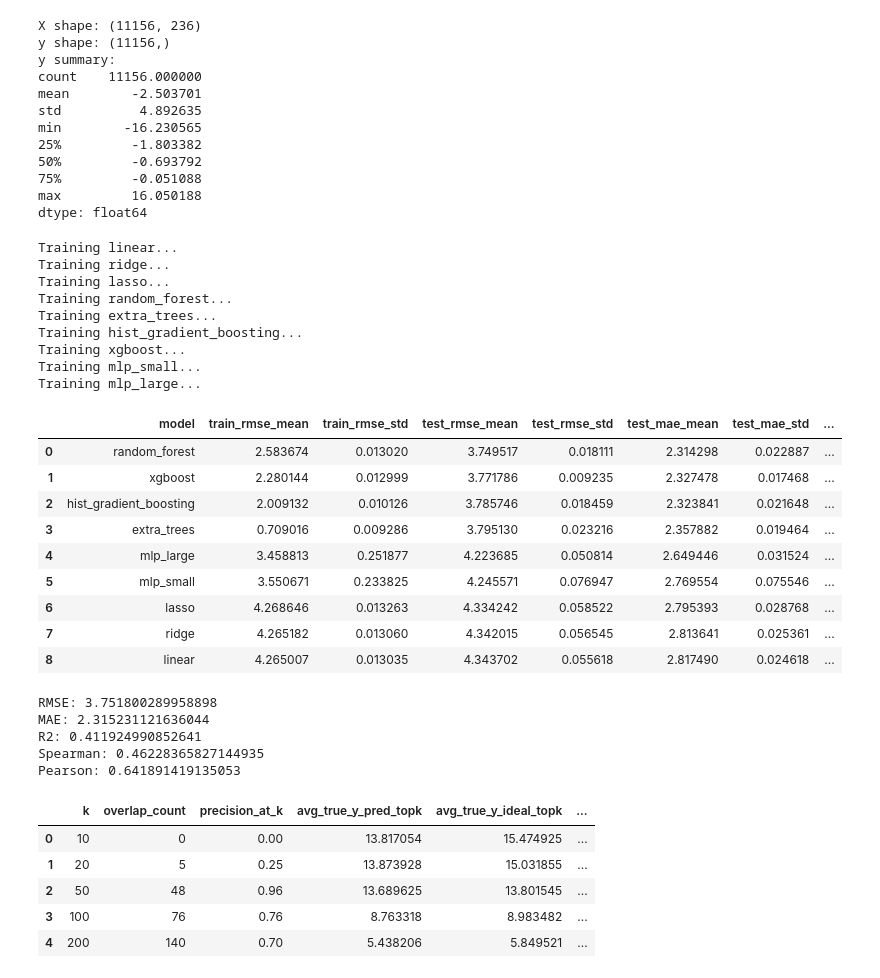
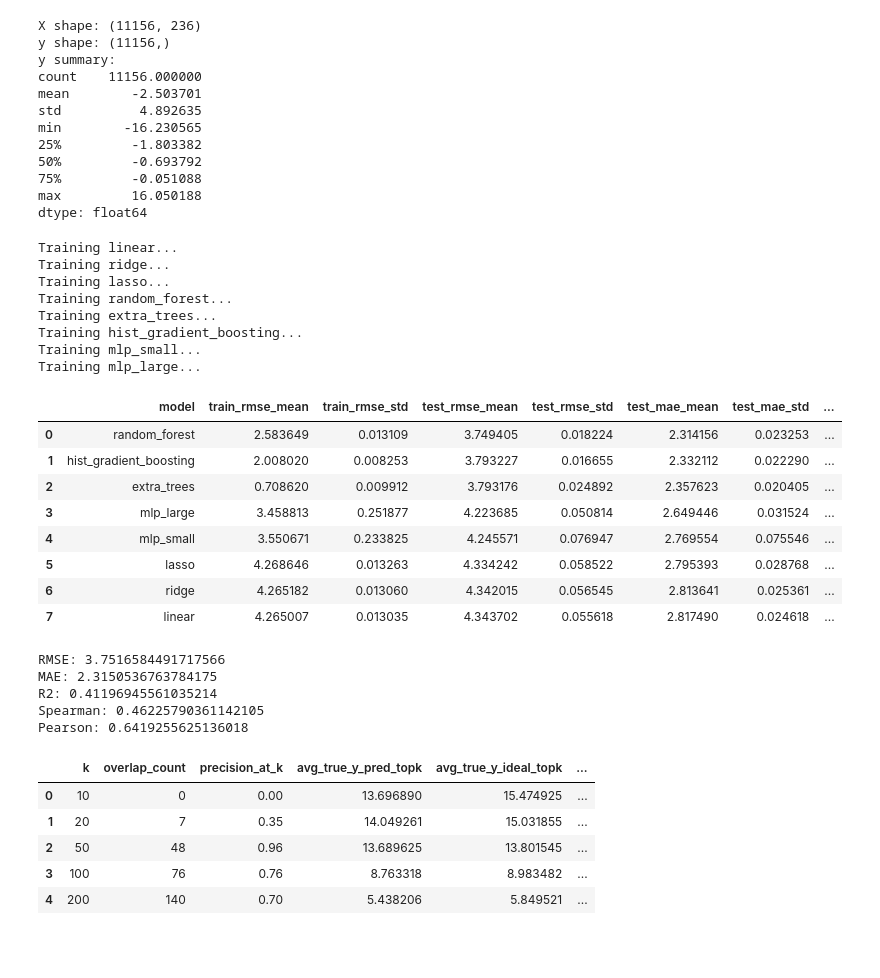
Before and after one commit to Erdos-Projects/summer26-viral-slang, a Jupyter notebook: src/data/viral_slang_n_.ipynb, the cells around one changed output. Saved outputs shown, nothing was run; the diff lists cells and outputs as text; code cells hidden in the pictures; blank space fills up the shorter version.

```diff
--- a/src/data/viral_slang_n_.ipynb
+++ b/src/data/viral_slang_n_.ipynb
@@ -47,7 +48,8 @@ pd.set_option("display.max_rows", 100)
 # find the raw json files
 
 # path I use locally
-json_dir = Path("../../raw_new")
+# NOTE TO SELF (JAMESON): changed to fit my local file
+json_dir = Path("../../Data/raw")
 
 # fallback when running in this notebook environment
 if not json_dir.exists():
@@ -739,18 +743,19 @@ models = {
         random_state=42
     ),
 
-    "xgboost": XGBRegressor(
-        objective="reg:squarederror",
-        n_estimators=600,
-        max_depth=5,
-        learning_rate=0.03,
-        subsample=0.8,
-        colsample_bytree=0.8,
-        reg_lambda=1.0,
-        reg_alpha=0.0,
-        random_state=42,
-        n_jobs=-1
-    ),
+# JAMESON: I commented this out because I didn't have xgboost downloaded.
+#    "xgboost": XGBRegressor(
+#        objective="reg:squarederror",
+#        n_estimators=600,
+#        max_depth=5,
+#        learning_rate=0.03,
+#        subsample=0.8,
+#        colsample_bytree=0.8,
+#        reg_lambda=1.0,
+#        reg_alpha=0.0,
+#        random_state=42,
+#        n_jobs=-1
+#    ),
 
     "mlp_small": make_pipeline(
         StandardScaler(),
@@ -832,43 +837,41 @@ for name, model in models.items():
         "test_r2_mean": scores["test_r2"].mean(),
         "test_r2_std": scores["test_r2"].std(),
 
         "test_explained_variance_mean": scores["test_explained_variance"].mean(),
         "test_explained_variance_std": scores["test_explained_variance"].std(),
 
         "test_spearman_mean": scores["test_spearman"].mean(),
         "test_spearman_std": scores["test_spearman"].std(),
 
         "test_pearson_mean": scores["test_pearson"].mean(),
         "test_pearson_std": scores["test_pearson"].std(),
     })
 
 cv_results = (
     pd.DataFrame(rows)
     .sort_values("test_spearman_mean", ascending=False)
     .reset_index(drop=True)
 )
 
 cv_results
 # %% [output]
 Training linear...
 Training ridge...
 Training lasso...
 Training random_forest...
 Training extra_trees...
 Training hist_gradient_boosting...
-Training xgboost...
 Training mlp_small...
 Training mlp_large...
 |  | model | train_rmse_mean | train_rmse_std | test_rmse_mean | test_rmse_std | test_mae_mean | test_mae_std | ... |
-| 0 | random_forest | 2.583674 | 0.013020 | 3.749517 | 0.018111 | 2.314298 | 0.022887 | ... |
-| 1 | xgboost | 2.280144 | 0.012999 | 3.771786 | 0.009235 | 2.327478 | 0.017468 | ... |
-| 2 | hist_gradient_boosting | 2.009132 | 0.010126 | 3.785746 | 0.018459 | 2.323841 | 0.021648 | ... |
-| 3 | extra_trees | 0.709016 | 0.009286 | 3.795130 | 0.023216 | 2.357882 | 0.019464 | ... |
-| 4 | mlp_large | 3.458813 | 0.251877 | 4.223685 | 0.050814 | 2.649446 | 0.031524 | ... |
-| 5 | mlp_small | 3.550671 | 0.233825 | 4.245571 | 0.076947 | 2.769554 | 0.075546 | ... |
-| 6 | lasso | 4.268646 | 0.013263 | 4.334242 | 0.058522 | 2.795393 | 0.028768 | ... |
-| 7 | ridge | 4.265182 | 0.013060 | 4.342015 | 0.056545 | 2.813641 | 0.025361 | ... |
-| 8 | linear | 4.265007 | 0.013035 | 4.343702 | 0.055618 | 2.817490 | 0.024618 | ... |
+| 0 | random_forest | 2.583649 | 0.013109 | 3.749405 | 0.018224 | 2.314156 | 0.023253 | ... |
+| 1 | hist_gradient_boosting | 2.008020 | 0.008253 | 3.793227 | 0.016655 | 2.332112 | 0.022290 | ... |
+| 2 | extra_trees | 0.708620 | 0.009912 | 3.793176 | 0.024892 | 2.357623 | 0.020405 | ... |
+| 3 | mlp_large | 3.458813 | 0.251877 | 4.223685 | 0.050814 | 2.649446 | 0.031524 | ... |
+| 4 | mlp_small | 3.550671 | 0.233825 | 4.245571 | 0.076947 | 2.769554 | 0.075546 | ... |
+| 5 | lasso | 4.268646 | 0.013263 | 4.334242 | 0.058522 | 2.795393 | 0.028768 | ... |
+| 6 | ridge | 4.265182 | 0.013060 | 4.342015 | 0.056545 | 2.813641 | 0.025361 | ... |
+| 7 | linear | 4.265007 | 0.013035 | 4.343702 | 0.055618 | 2.817490 | 0.024618 | ... |
 # %%
 # current best model
 model = RandomForestRegressor(
@@ -901,11 +904,11 @@ print("R2:", r2_score(eval_df["y_true"], eval_df["y_pred"]))
 print("Spearman:", spearmanr(eval_df["y_true"], eval_df["y_pred"]).statistic)
 print("Pearson:", pearsonr(eval_df["y_true"], eval_df["y_pred"])[0])
 # %% [output]
-RMSE: 3.751800289958898
-MAE: 2.315231121636044
-R2: 0.411924990852641
-Spearman: 0.46228365827144935
-Pearson: 0.641891419135053
+RMSE: 3.7516584491717566
+MAE: 2.3150536763784175
+R2: 0.41196945561035214
+Spearman: 0.46225790361142105
+Pearson: 0.6419255625136018
 # %%
 def ranking_eval(df, k):
     top_pred = df.sort_values("y_pred", ascending=False).head(k)
@@ -932,8 +935,8 @@ ranking_results = pd.DataFrame([
 ranking_results
 # %% [output]
 |  | k | overlap_count | precision_at_k | avg_true_y_pred_topk | avg_true_y_ideal_topk | ... |
-| 0 | 10 | 0 | 0.00 | 13.817054 | 15.474925 | ... |
-| 1 | 20 | 5 | 0.25 | 13.873928 | 15.031855 | ... |
+| 0 | 10 | 0 | 0.00 | 13.696890 | 15.474925 | ... |
+| 1 | 20 | 7 | 0.35 | 14.049261 | 15.031855 | ... |
 | 2 | 50 | 48 | 0.96 | 13.689625 | 13.801545 | ... |
 | 3 | 100 | 76 | 0.76 | 8.763318 | 8.983482 | ... |
 | 4 | 200 | 140 | 0.70 | 5.438206 | 5.849521 | ... |
```
Also changed, not shown: parts of 8 cells of this notebook, 1 other file.
